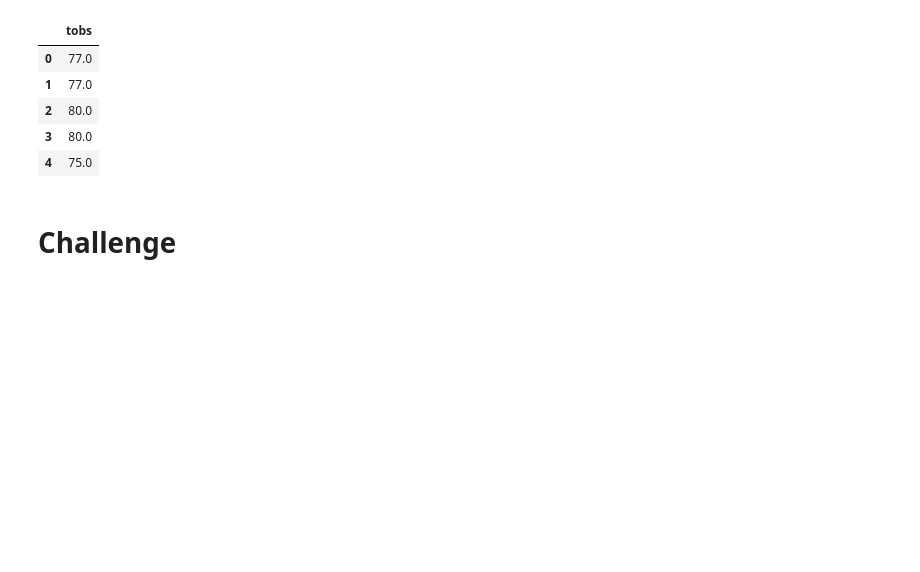
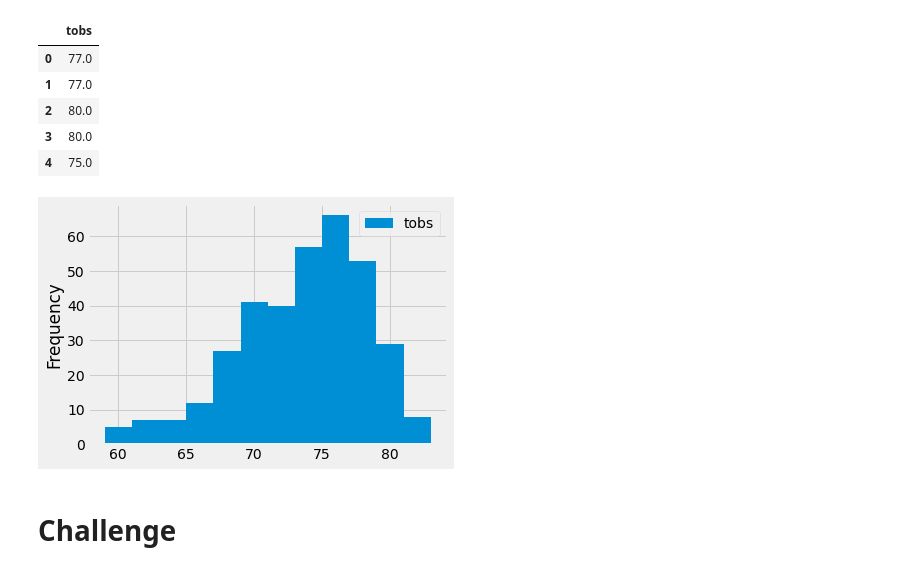
Before and after one commit to yaejinpark/surfs-up, a Jupyter notebook: climate_analysis.ipynb, the cells around one changed output. Saved outputs shown, nothing was run; the diff lists cells and outputs as text; code cells hidden in the pictures; blank space fills up the shorter version.

```diff
--- a/climate_analysis.ipynb
+++ b/climate_analysis.ipynb
@@ -119,6 +119,11 @@ df.head()
 | 2 | 80.0 |
 | 3 | 80.0 |
 | 4 | 75.0 |
+# %%
+df.plot.hist(bins=12)
+plt.tight_layout()
+# %% [output]
+[figure, added]
 # %%
 # Write a function called `calc_temps` that will accept start date and end date in the format '%Y-%m-%d'
 # and return the minimum, average, and maximum temperatures for that range of dates
```
Also changed, not shown: 1 other file.
